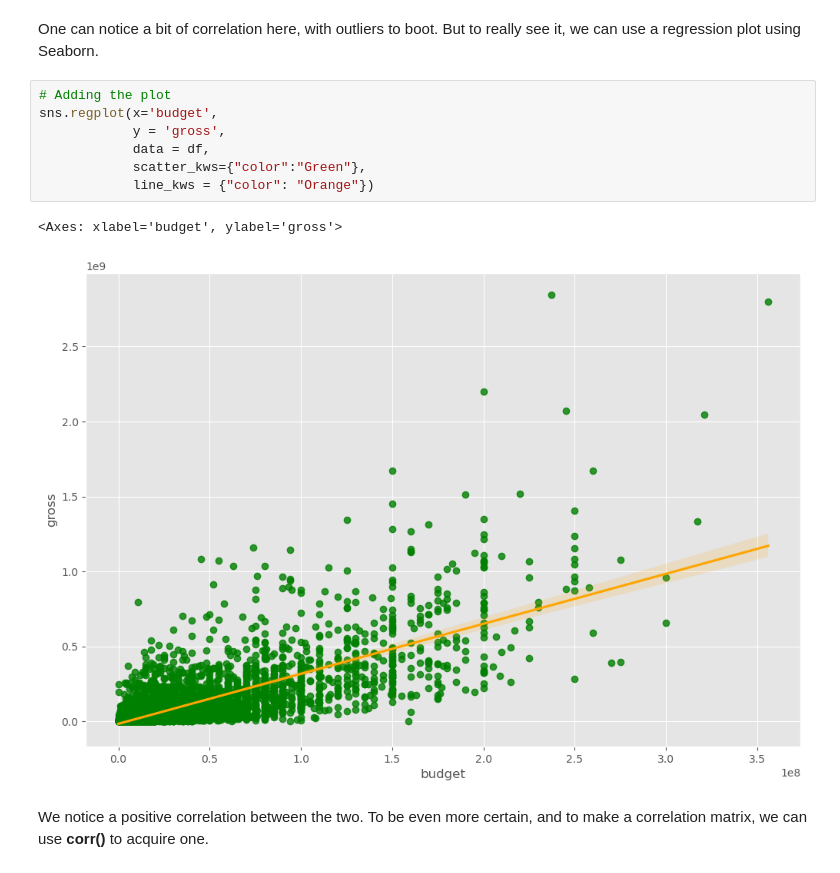
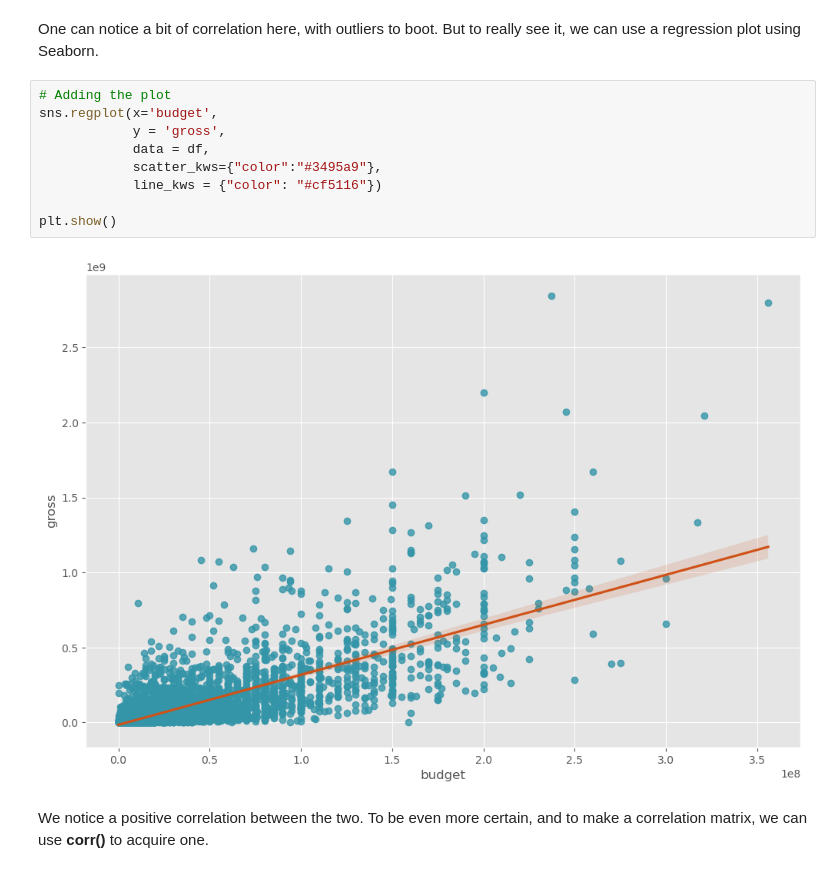
Before and after one commit to khaled-mehizel/movie-DB-cleanup-notebook, a Jupyter notebook: cleanup and analysis notebook.ipynb, the cells around one changed output. Saved outputs shown, nothing was run; the diff lists cells and outputs as text.

```diff
--- a/cleanup and analysis notebook.ipynb
+++ b/cleanup and analysis notebook.ipynb
@@ -202,13 +204,14 @@ One can notice a bit of correlation here, with outliers to boot. But to really s
 # %%
 # Adding the plot
 sns.regplot(x='budget',
             y = 'gross',
             data = df,
-            scatter_kws={"color":"Green"},
-            line_kws = {"color": "Orange"})
+            scatter_kws={"color":"#3495a9"},
+            line_kws = {"color": "#cf5116"})
+
+plt.show()
 # %% [output]
-<Axes: xlabel='budget', ylabel='gross'>
-[figure, old version]
+[figure, new version]
 # %% [markdown]
 We notice a positive correlation between the two. To be even more certain, and to make a correlation matrix, we can use **corr()** to acquire one.
 # %%
```
Also changed, not shown: parts of 6 cells of this notebook.
